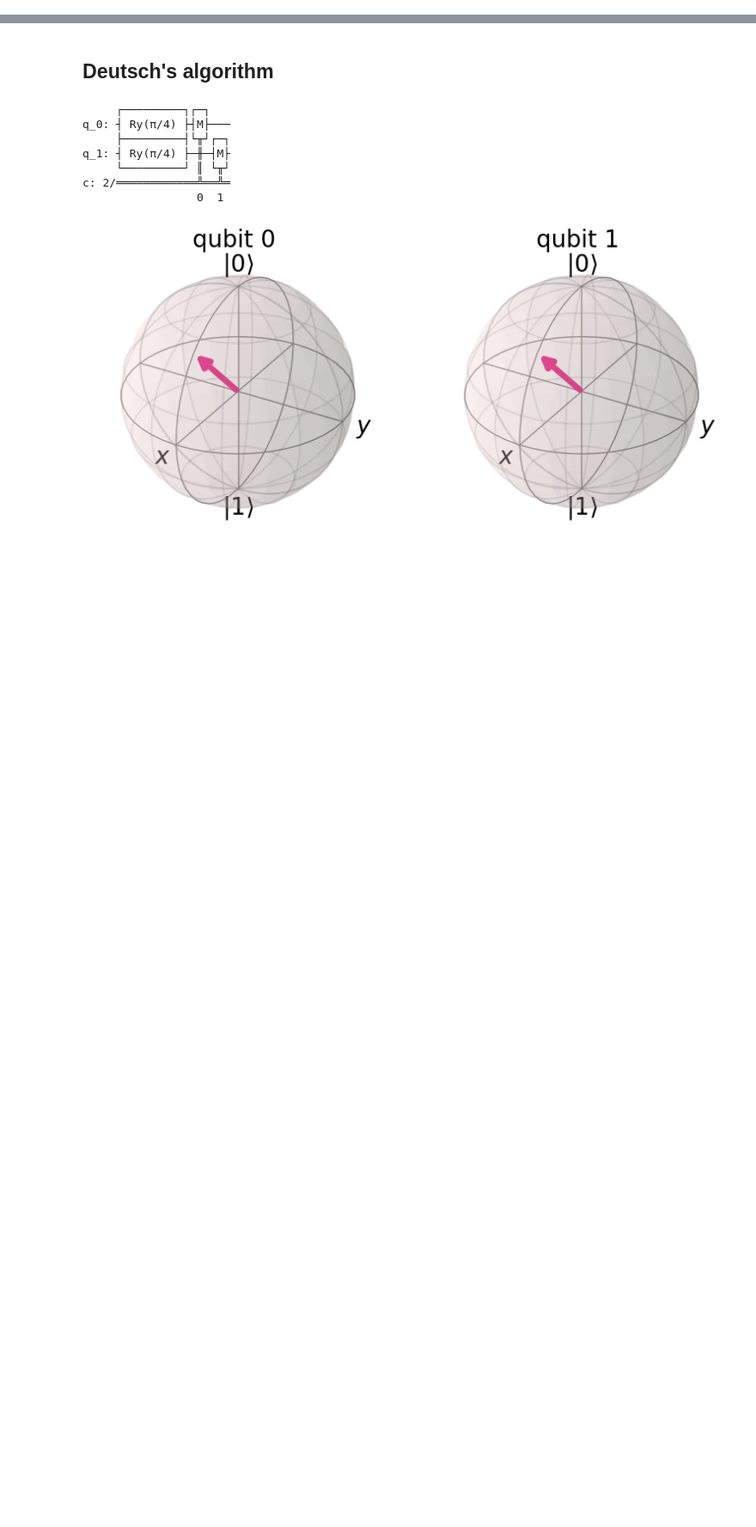
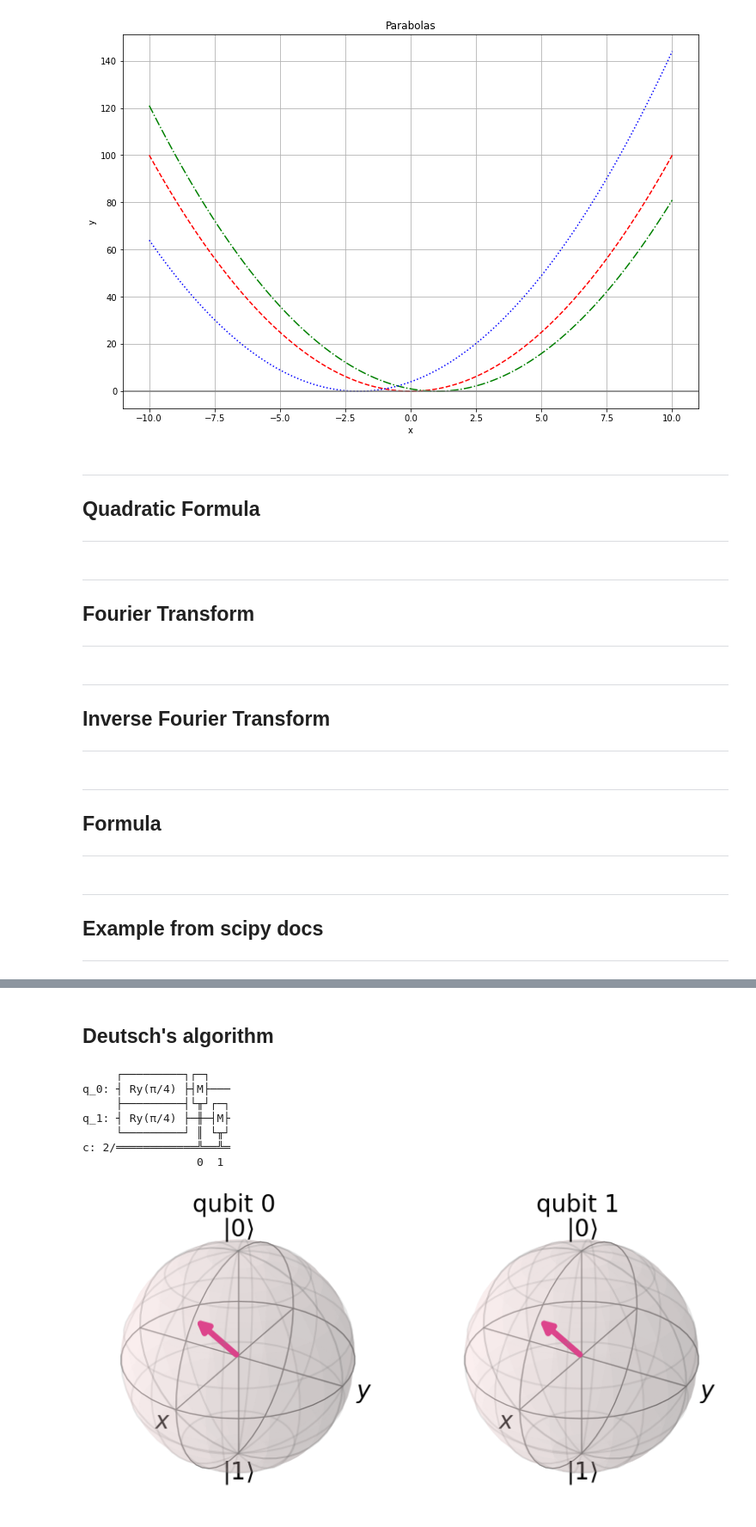
Before and after one commit to NatanTrosmanGMIT/Emerging_Technoligies, a Jupyter notebook: notebooks/03-fourier-transform.ipynb, the cells around one changed output, grey strips where cells are left out. Shown at 86% size. Drawn from its saved outputs; the diff is of its cells as text; code cells hidden in the pictures; blank space fills up the shorter version.

Commit message:
Updated up to Plots of Parabolas

```diff
--- a/notebooks/03-fourier-transform.ipynb
+++ b/notebooks/03-fourier-transform.ipynb
@@ -29,0 +97,51 @@
+# %%
+# Import matplotlib and numpy.
+import matplotlib.pyplot as plt
+import numpy as np
+
+plt.figure(figsize=(12, 8))
+
+# Define the x values.
+x = np.linspace(-10, 10, 100)
+
+# Define the y values for the first parabola.
+y1 = x**2
+
+# Define the y values for the second parabola.
+y2 = (x-1)**2
+
+# Define the y values for the third parabola.
+y3 = (x+2)**2
+
+# Plot the parabolas.
+plt.plot(x, y1, 'r--') # plot the first parabola in red with dashes
+plt.plot(x, y2, 'g-.') # plot the second parabola in green with dots and dashes
+plt.plot(x, y3, 'b:') # plot the third parabola in blue with dots
+plt.title('Parabolas') # set the title
+plt.xlabel('x') # set the x-axis label
+plt.axhline(0.0, color='grey');
+plt.ylabel('y') # set the y-axis label
+plt.grid(True) # show a grid
+plt.show()
+# %% [output]
+[figure, added]
+# %% [markdown]
+***
+## Quadratic Formula
+***
+# %% [markdown]
+***
+## Fourier Transform
+***
+# %% [markdown]
+***
+## Inverse Fourier Transform
+***
+# %% [markdown]
+***
+## Formula
+***
+# %% [markdown]
+***
+## Example from scipy docs
+***
```
Also changed, not shown: parts of 15 cells of this notebook.
